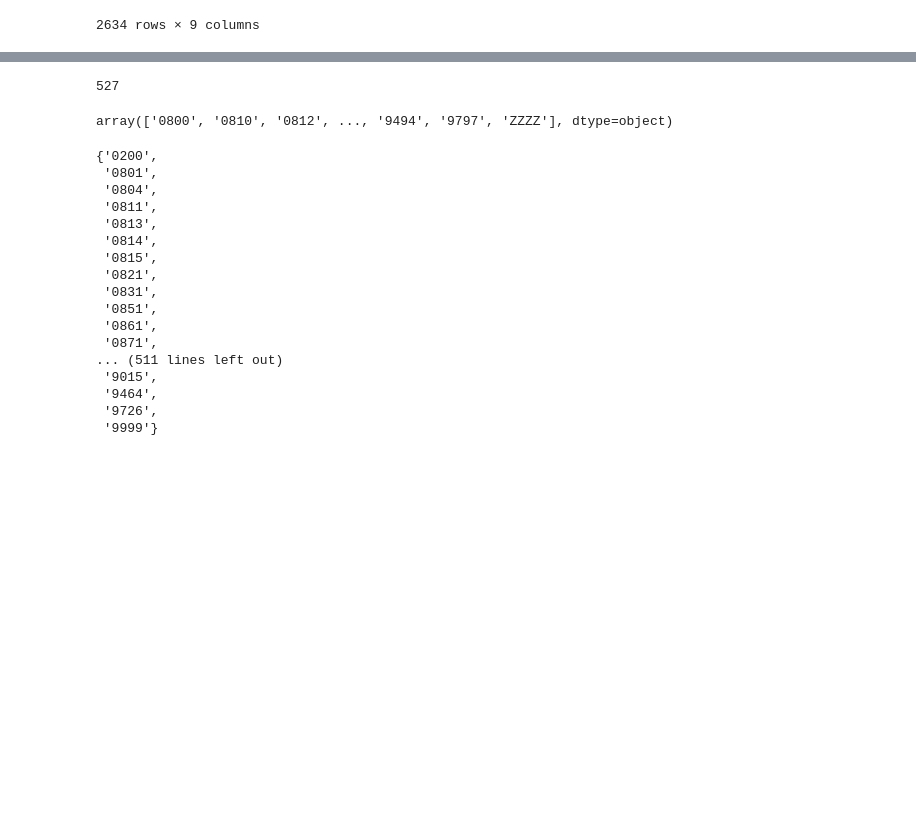
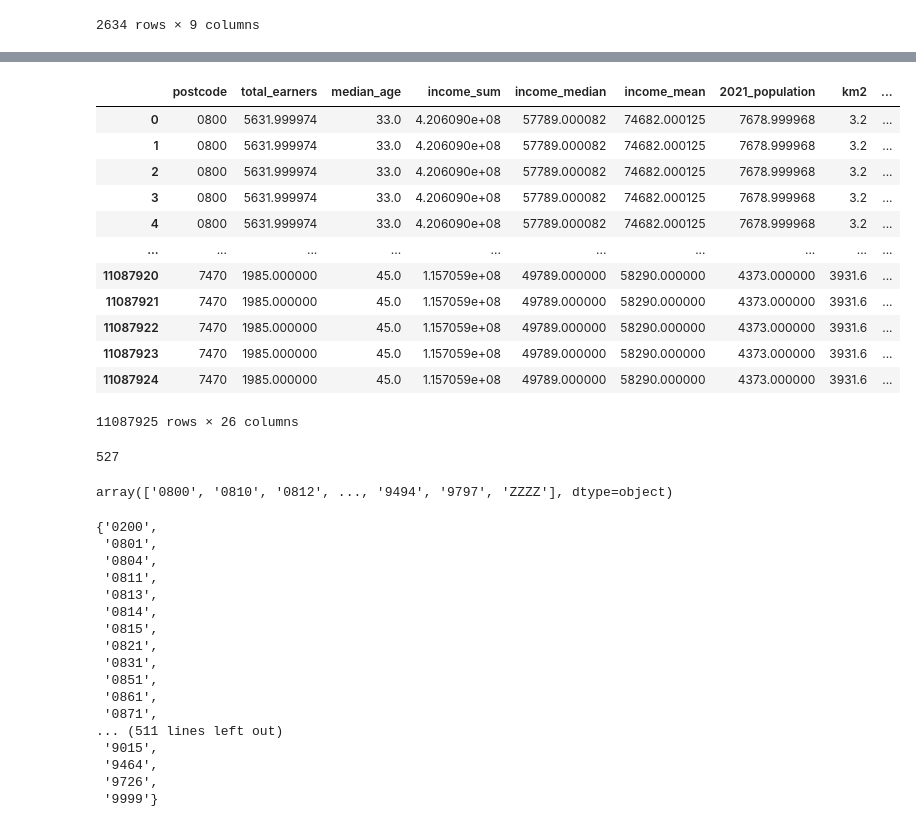
Before and after one commit to MAST30034-Applied-Data-Science/generic-buy-now-pay-later-project-group-27, a Jupyter notebook: notebooks/map_overlay.ipynb, the cells around one changed output, grey strips where cells are left out. Cells and saved outputs as stored; diff of their text form; code cells hidden in the pictures; blank space fills up the shorter version.

```diff
--- a/notebooks/map_overlay.ipynb
+++ b/notebooks/map_overlay.ipynb
@@ -222,3 +220,19 @@ Mismatched (null) transactions dropped: 2217900
+# %%
+final_table
+# %% [output]
+|  | postcode | total_earners | median_age | income_sum | income_median | income_mean | 2021_population | km2 | ... |
+| 0 | 0800 | 5631.999974 | 33.0 | 4.206090e+08 | 57789.000082 | 74682.000125 | 7678.999968 | 3.2 | ... |
+| 1 | 0800 | 5631.999974 | 33.0 | 4.206090e+08 | 57789.000082 | 74682.000125 | 7678.999968 | 3.2 | ... |
+| 2 | 0800 | 5631.999974 | 33.0 | 4.206090e+08 | 57789.000082 | 74682.000125 | 7678.999968 | 3.2 | ... |
+| 3 | 0800 | 5631.999974 | 33.0 | 4.206090e+08 | 57789.000082 | 74682.000125 | 7678.999968 | 3.2 | ... |
+| 4 | 0800 | 5631.999974 | 33.0 | 4.206090e+08 | 57789.000082 | 74682.000125 | 7678.999968 | 3.2 | ... |
+| ... | ... | ... | ... | ... | ... | ... | ... | ... | ... |
+| 11087920 | 7470 | 1985.000000 | 45.0 | 1.157059e+08 | 49789.000000 | 58290.000000 | 4373.000000 | 3931.6 | ... |
+| 11087921 | 7470 | 1985.000000 | 45.0 | 1.157059e+08 | 49789.000000 | 58290.000000 | 4373.000000 | 3931.6 | ... |
+| 11087922 | 7470 | 1985.000000 | 45.0 | 1.157059e+08 | 49789.000000 | 58290.000000 | 4373.000000 | 3931.6 | ... |
+| 11087923 | 7470 | 1985.000000 | 45.0 | 1.157059e+08 | 49789.000000 | 58290.000000 | 4373.000000 | 3931.6 | ... |
+| 11087924 | 7470 | 1985.000000 | 45.0 | 1.157059e+08 | 49789.000000 | 58290.000000 | 4373.000000 | 3931.6 | ... |
+11087925 rows × 26 columns
 # %%
 final_table.to_parquet("../data/curated/merchant_consumer_abs")
 # %%
```
Also changed, not shown: parts of 3 cells of this notebook, 2 other files.
